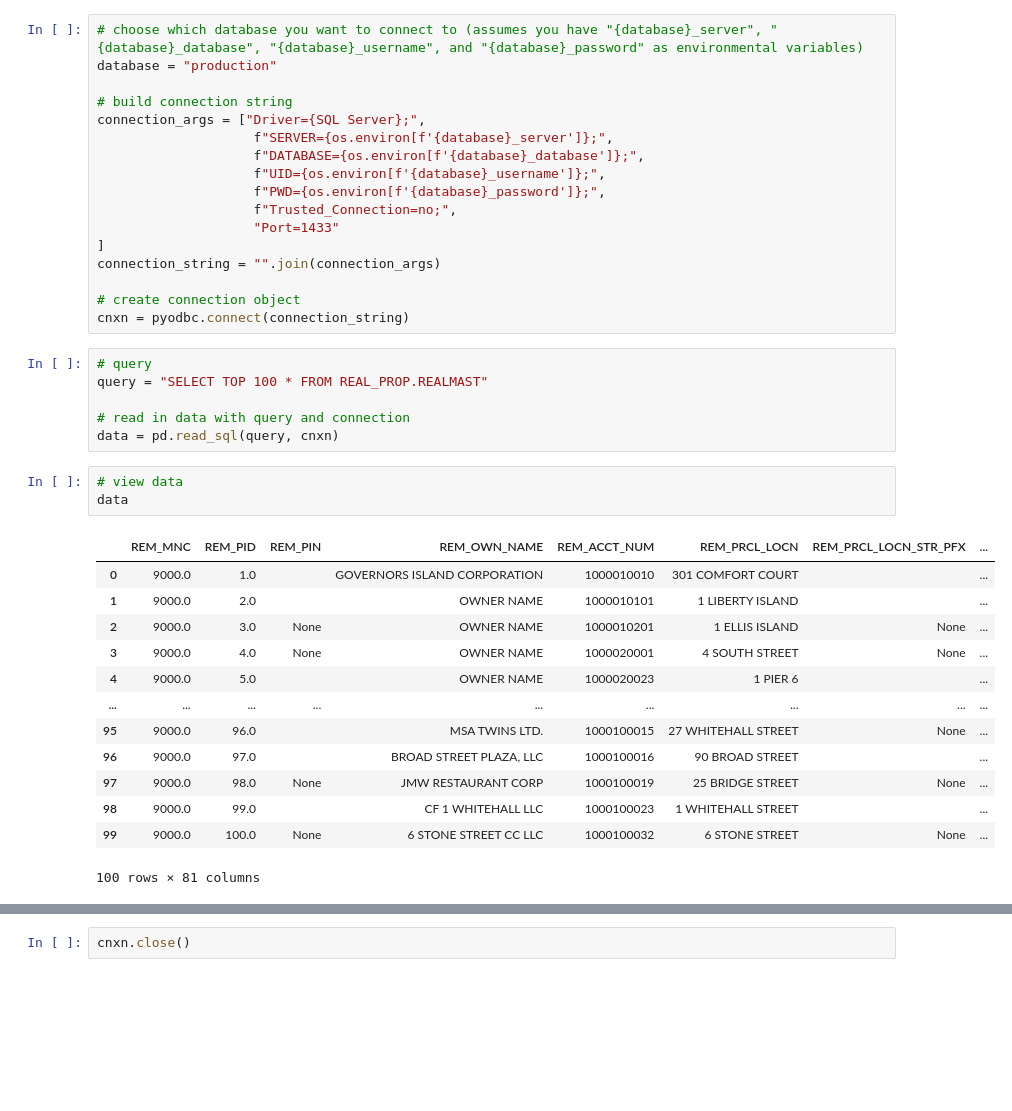
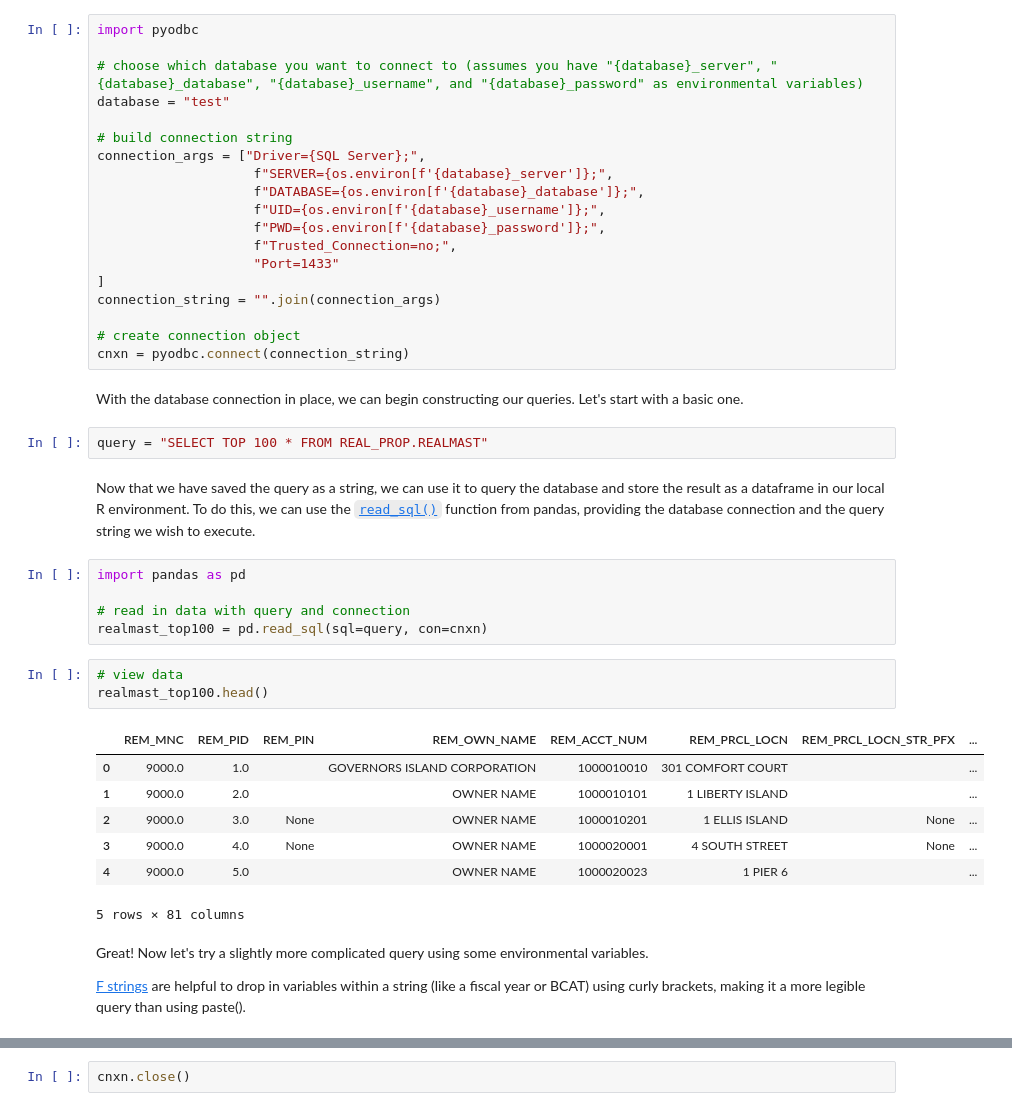
Before and after one commit to nycdepartmentoffinance/onboarding, a Jupyter notebook: database_connections_python.ipynb, the cells around one changed output, grey strips where cells are left out. Cells and saved outputs as stored; diff of their text form; blank space fills up the shorter version.

Commit message:
finished python and corrected r

```diff
--- a/database_connections_python.ipynb
+++ b/database_connections_python.ipynb
@@ -18,6 +62,8 @@ True
 # %%
+import pyodbc
+
 # choose which database you want to connect to (assumes you have "{database}_server", "{database}_database", "{database}_username", and "{database}_password" as environmental variables)
-database = "production"
+database = "test"
 
 # build connection string
 connection_args = ["Driver={SQL Server};",
@@ -32,26 +78,29 @@ connection_string = "".join(connection_args)
 
 # create connection object
 cnxn = pyodbc.connect(connection_string)
+# %% [markdown]
+With the database connection in place, we can begin constructing our queries. Let's start with a basic one.
+# %%
+query = "SELECT TOP 100 * FROM REAL_PROP.REALMAST"
+# %% [markdown]
+Now that we have saved the query as a string, we can use it to query the database and store the result as a dataframe in our local R environment. To do this, we can use the [`read_sql()`](https://pandas.pydata.org/docs/reference/api/pandas.read_sql.html) function from pandas, providing the database connection and the query string we wish to execute.
 # %%
-# query
-query = "SELECT TOP 100 * FROM REAL_PROP.REALMAST"
+import pandas as pd
 
 # read in data with query and connection
-data = pd.read_sql(query, cnxn)
+realmast_top100 = pd.read_sql(sql=query, con=cnxn)
 # %%
 # view data
-data
+realmast_top100.head()
 # %% [output]
 |  | REM_MNC | REM_PID | REM_PIN | REM_OWN_NAME | REM_ACCT_NUM | REM_PRCL_LOCN | REM_PRCL_LOCN_STR_PFX | ... |
 | 0 | 9000.0 | 1.0 |  | GOVERNORS ISLAND CORPORATION | 1000010010 | 301 COMFORT COURT |  | ... |
 | 1 | 9000.0 | 2.0 |  | OWNER NAME | 1000010101 | 1 LIBERTY ISLAND |  | ... |
 | 2 | 9000.0 | 3.0 | None | OWNER NAME | 1000010201 | 1 ELLIS ISLAND | None | ... |
 | 3 | 9000.0 | 4.0 | None | OWNER NAME | 1000020001 | 4 SOUTH STREET | None | ... |
 | 4 | 9000.0 | 5.0 |  | OWNER NAME | 1000020023 | 1 PIER 6 |  | ... |
-| ... | ... | ... | ... | ... | ... | ... | ... | ... |
-| 95 | 9000.0 | 96.0 |  | MSA TWINS LTD. | 1000100015 | 27 WHITEHALL STREET | None | ... |
-| 96 | 9000.0 | 97.0 |  | BROAD STREET PLAZA, LLC | 1000100016 | 90 BROAD STREET |  | ... |
-| 97 | 9000.0 | 98.0 | None | JMW RESTAURANT CORP | 1000100019 | 25 BRIDGE STREET | None | ... |
-| 98 | 9000.0 | 99.0 |  | CF 1 WHITEHALL LLC | 1000100023 | 1 WHITEHALL STREET |  | ... |
-| 99 | 9000.0 | 100.0 | None | 6 STONE STREET CC LLC | 1000100032 | 6 STONE STREET | None | ... |
-100 rows × 81 columns
+5 rows × 81 columns
+# %% [markdown]
+Great! Now let's try a slightly more complicated query using some environmental variables.
+
+[F strings](https://www.geeksforgeeks.org/formatted-string-literals-f-strings-python/) are helpful to drop in variables within a string (like a fiscal year or BCAT) using curly brackets, making it a more legible query than using paste().
```
Also changed, not shown: parts of 36 cells of this notebook, 2 other files.
